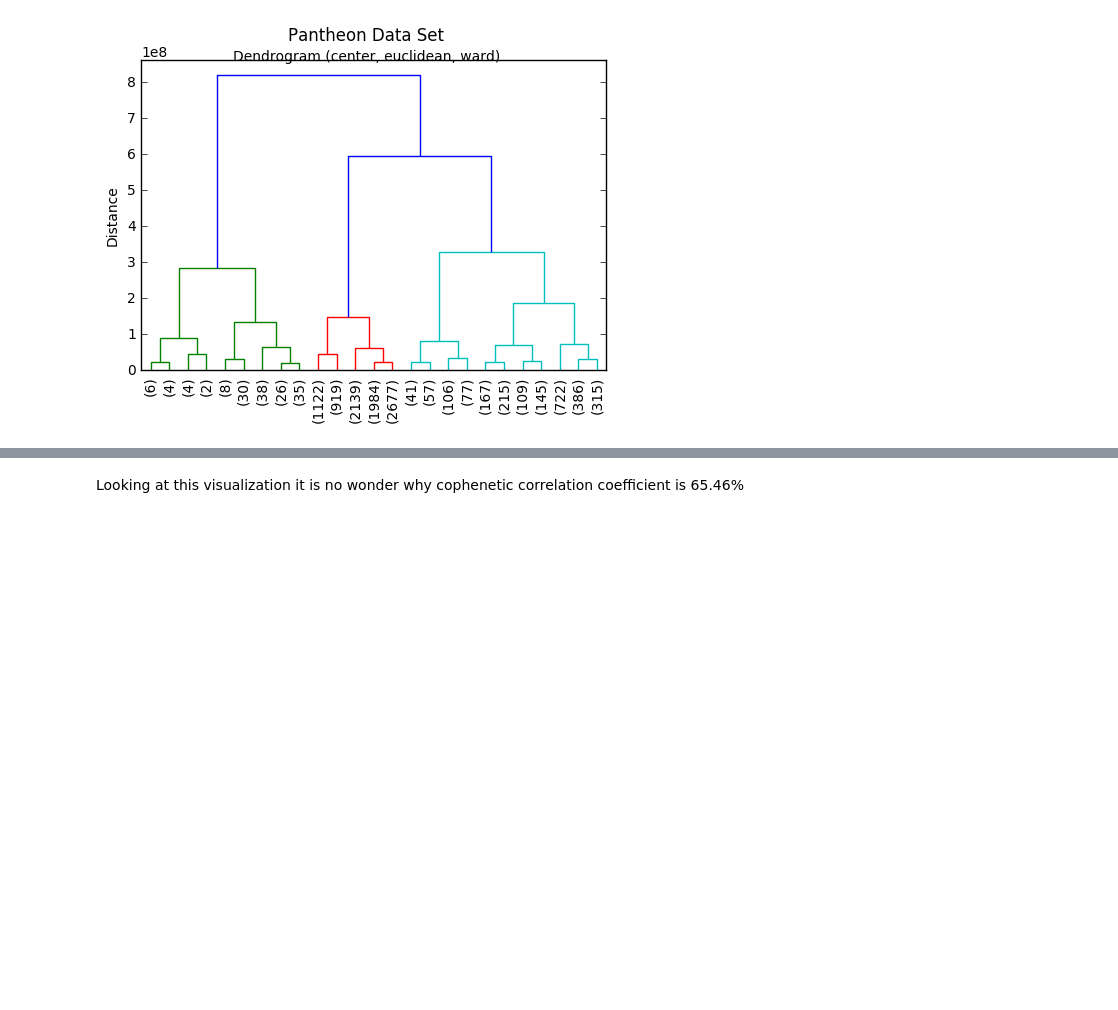
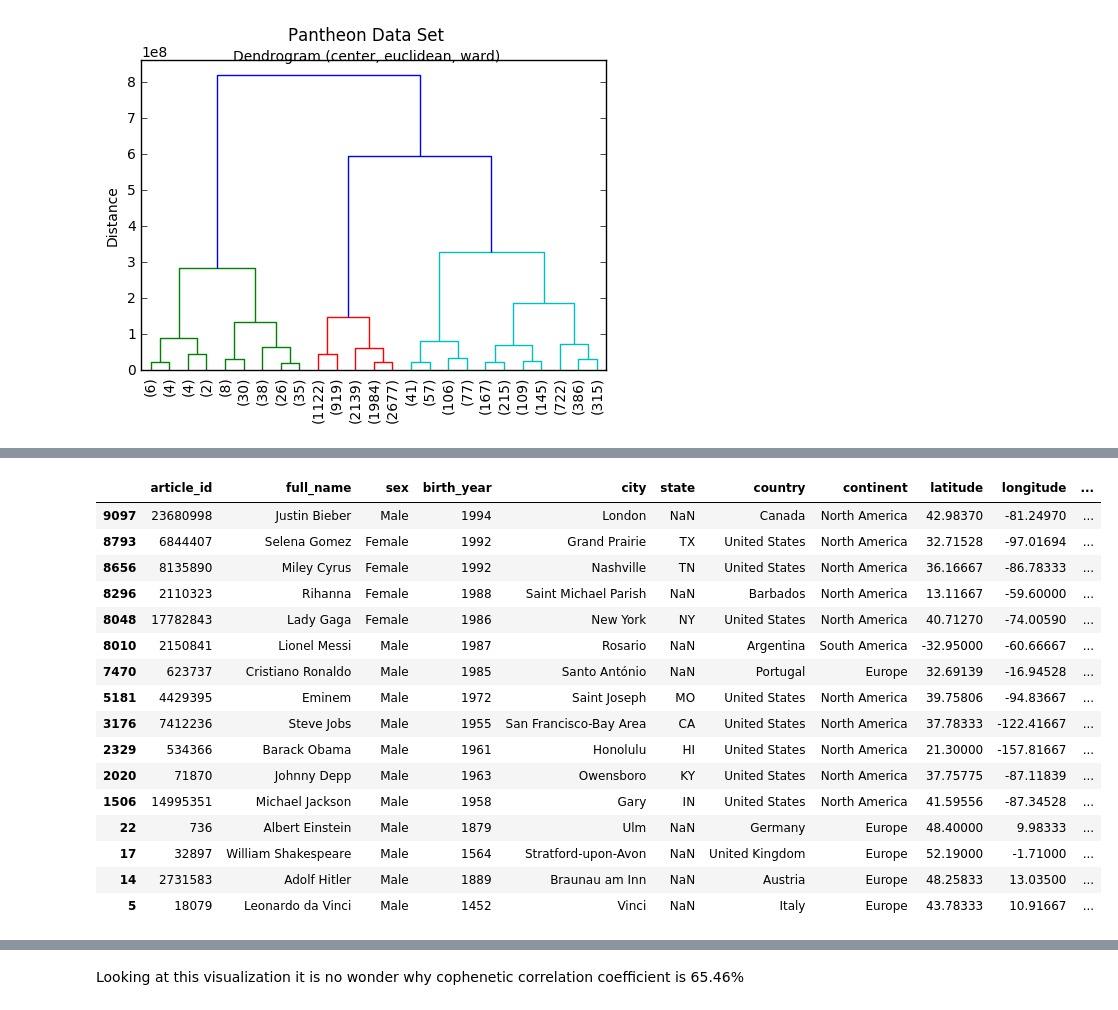
Before and after one commit to asouleymane/DMIR, a Jupyter notebook: modules/module4/Mini_Project_Module4.ipynb, the cells around one changed output, grey strips where cells are left out. Saved outputs shown, nothing was run; the diff lists cells and outputs as text; code cells hidden in the pictures; blank space fills up the shorter version.

```diff
--- a/modules/module4/Mini_Project_Module4.ipynb
+++ b/modules/module4/Mini_Project_Module4.ipynb
@@ -201,0 +198,22 @@ array([  42,   71,   30, ..., 5743, 4956, 4062], dtype=int32)
+# %%
+#This is cluster 1 in the original data.
+cluster1_data=data.iloc[[9097,8793,8656,8296,8048,8010,7470,5181,3176,2329,2020,1506,22,17,14,5]]
+cluster1_data
+# %% [output]
+|  | article_id | full_name | sex | birth_year | city | state | country | continent | latitude | longitude | ... |
+| 9097 | 23680998 | Justin Bieber | Male | 1994 | London | NaN | Canada | North America | 42.98370 | -81.24970 | ... |
+| 8793 | 6844407 | Selena Gomez | Female | 1992 | Grand Prairie | TX | United States | North America | 32.71528 | -97.01694 | ... |
+| 8656 | 8135890 | Miley Cyrus | Female | 1992 | Nashville | TN | United States | North America | 36.16667 | -86.78333 | ... |
+| 8296 | 2110323 | Rihanna | Female | 1988 | Saint Michael Parish | NaN | Barbados | North America | 13.11667 | -59.60000 | ... |
+| 8048 | 17782843 | Lady Gaga | Female | 1986 | New York | NY | United States | North America | 40.71270 | -74.00590 | ... |
+| 8010 | 2150841 | Lionel Messi | Male | 1987 | Rosario | NaN | Argentina | South America | -32.95000 | -60.66667 | ... |
+| 7470 | 623737 | Cristiano Ronaldo | Male | 1985 | Santo António | NaN | Portugal | Europe | 32.69139 | -16.94528 | ... |
+| 5181 | 4429395 | Eminem | Male | 1972 | Saint Joseph | MO | United States | North America | 39.75806 | -94.83667 | ... |
+| 3176 | 7412236 | Steve Jobs | Male | 1955 | San Francisco-Bay Area | CA | United States | North America | 37.78333 | -122.41667 | ... |
+| 2329 | 534366 | Barack Obama | Male | 1961 | Honolulu | HI | United States | North America | 21.30000 | -157.81667 | ... |
+| 2020 | 71870 | Johnny Depp | Male | 1963 | Owensboro | KY | United States | North America | 37.75775 | -87.11839 | ... |
+| 1506 | 14995351 | Michael Jackson | Male | 1958 | Gary | IN | United States | North America | 41.59556 | -87.34528 | ... |
+| 22 | 736 | Albert Einstein | Male | 1879 | Ulm | NaN | Germany | Europe | 48.40000 | 9.98333 | ... |
+| 17 | 32897 | William Shakespeare | Male | 1564 | Stratford-upon-Avon | NaN | United Kingdom | Europe | 52.19000 | -1.71000 | ... |
+| 14 | 2731583 | Adolf Hitler | Male | 1889 | Braunau am Inn | NaN | Austria | Europe | 48.25833 | 13.03500 | ... |
+| 5 | 18079 | Leonardo da Vinci | Male | 1452 | Vinci | NaN | Italy | Europe | 43.78333 | 10.91667 | ... |
```
Also changed, not shown: parts of 31 cells of this notebook, 2 other files.
